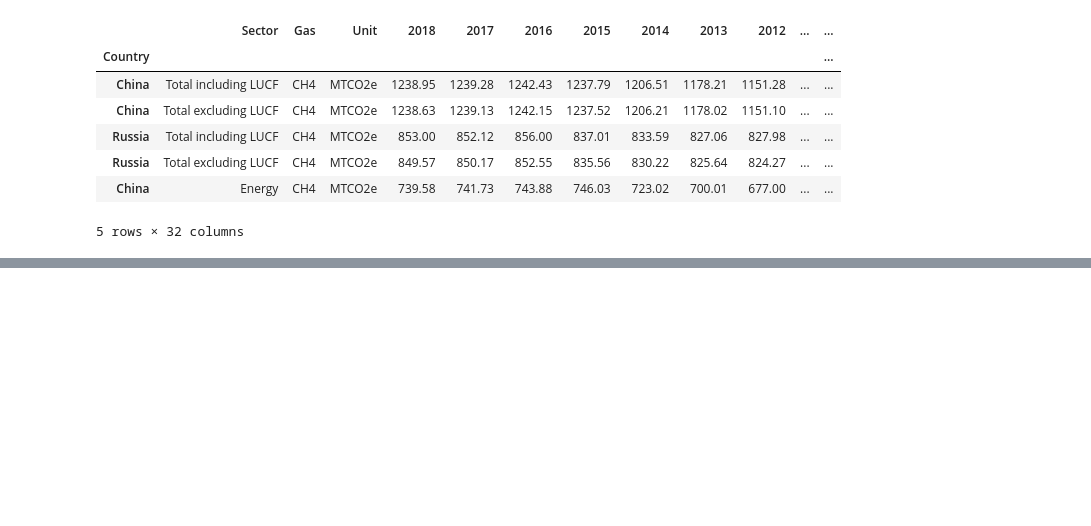
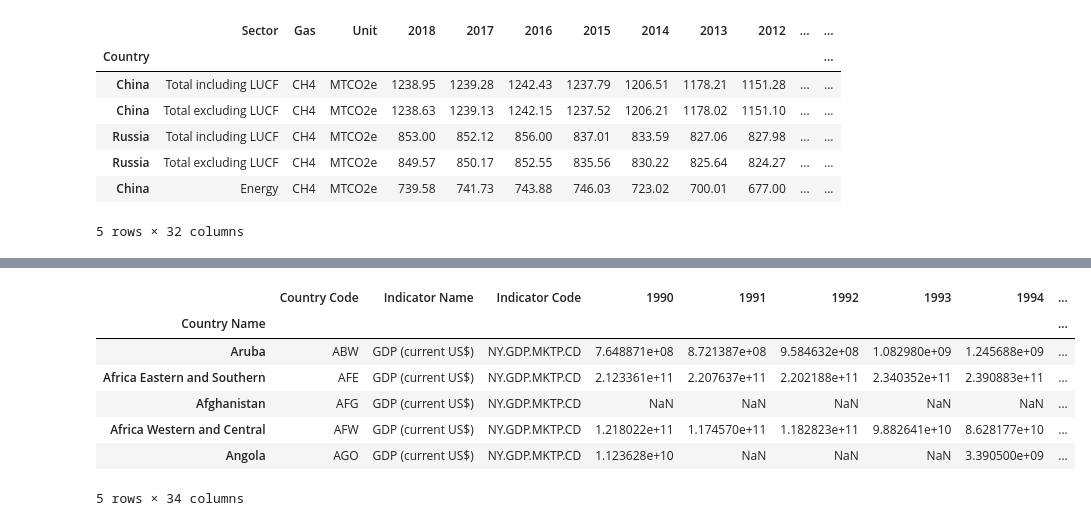
Before and after one commit to OxanaDrotieva/Methane_emissions_analysis, a Jupyter notebook: methane-emissions.ipynb, the cells around one changed output, grey strips where cells are left out. Saved outputs shown, nothing was run; the diff lists cells and outputs as text; code cells hidden in the pictures; blank space fills up the shorter version.

```diff
--- a/methane-emissions.ipynb
+++ b/methane-emissions.ipynb
@@ -18,0 +44,14 @@ methane_emissions.head()
+# %%
+# GDP data to Load
+file = "World GDP Data.xls"
+GDP = pd.read_excel(file, index_col=0)
+GDP.head()
+# %% [output]
+|  | Country Code | Indicator Name | Indicator Code | 1990 | 1991 | 1992 | 1993 | 1994 | ... |
+| Country Name |  |  |  |  |  |  |  |  | ... |
+| Aruba | ABW | GDP (current US$) | NY.GDP.MKTP.CD | 7.648871e+08 | 8.721387e+08 | 9.584632e+08 | 1.082980e+09 | 1.245688e+09 | ... |
+| Africa Eastern and Southern | AFE | GDP (current US$) | NY.GDP.MKTP.CD | 2.123361e+11 | 2.207637e+11 | 2.202188e+11 | 2.340352e+11 | 2.390883e+11 | ... |
+| Afghanistan | AFG | GDP (current US$) | NY.GDP.MKTP.CD | NaN | NaN | NaN | NaN | NaN | ... |
+| Africa Western and Central | AFW | GDP (current US$) | NY.GDP.MKTP.CD | 1.218022e+11 | 1.174570e+11 | 1.182823e+11 | 9.882641e+10 | 8.628177e+10 | ... |
+| Angola | AGO | GDP (current US$) | NY.GDP.MKTP.CD | 1.123628e+10 | NaN | NaN | NaN | 3.390500e+09 | ... |
+5 rows × 34 columns
```
Also changed, not shown: parts of 7 cells of this notebook, 1 other file.
